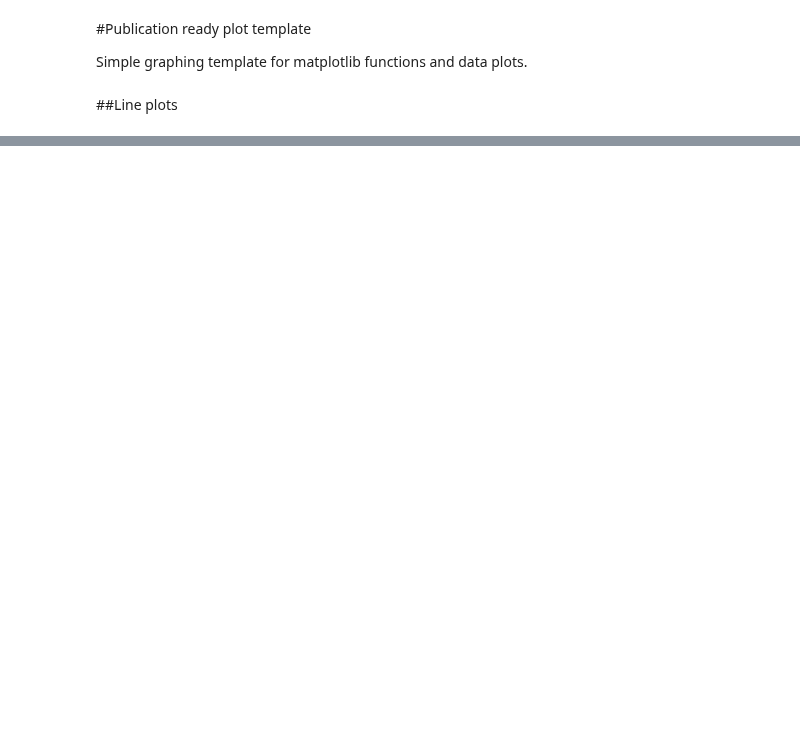
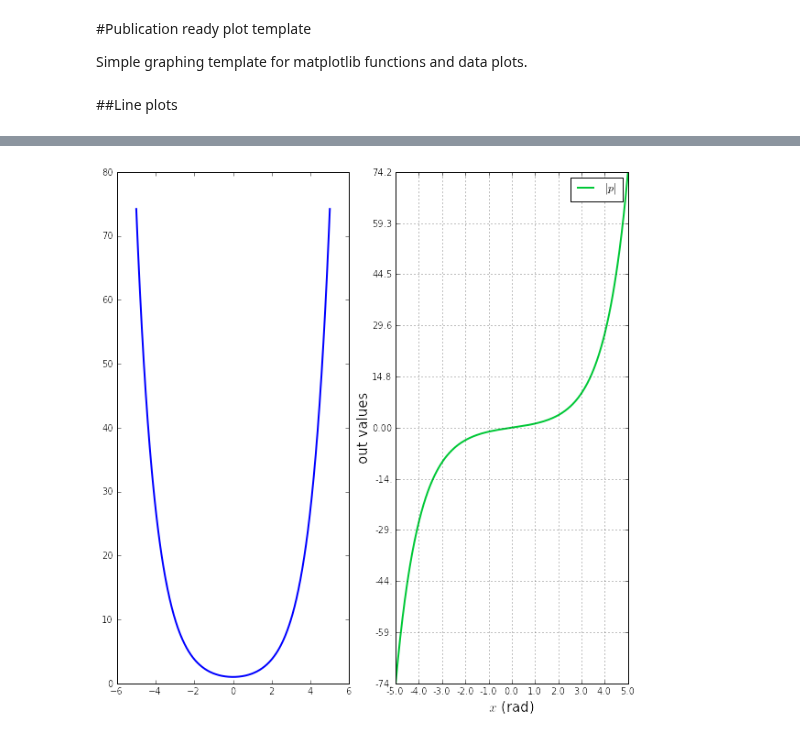
Before and after one commit to kbouch/PHYS202-S13, a Jupyter notebook: PlotTemplates.ipynb, the cells around one changed output, grey strips where cells are left out. Drawn from its saved outputs; the diff is of its cells as text; code cells hidden in the pictures; blank space fills up the shorter version.

```diff
--- a/PlotTemplates.ipynb
+++ b/PlotTemplates.ipynb
@@ -78,0 +77,85 @@ from matplotlib.pyplot import *
+# %%
+import matplotlib.pyplot as plt
+fig2 = plt.figure(num=1,figsize=(10.0,10.0),frameon=False,dpi=80)
+ax2a = fig2.add_subplot(1,2,1)
+
+ax2a.plot(D, E, 'b-', color='blue',          linewidth=2.0, linestyle='-', label='$E$')
+
+ax2b = fig2.add_subplot(1,2,2)
+
+ax2b.plot(D, p,       color=(0,0.784,0.216), linewidth=2.0, linestyle='-', label='$|p|$')
+
+ax = fig2.get_axes()
+
+#plt.title('E versus D',fontsize=15)
+plt.legend(loc='upper right')
+a_xlabel = plt.xlabel('$x$ (rad)', fontsize=15)
+a_ylabel = plt.ylabel('out values', fontsize=15)
+
+ymaxa = np.max(np.max(E))
+ymina = np.min(np.min(E))
+
+xmina, xmaxa = plt.xlim(-5,5)
+ymina, ymaxa = plt.ylim(ymin,ymax)
+
+plt.grid(b=True, which='major', axis='both')
+
+xtickstep = 1.0
+a_xlocs = np.arange(xmin,xmax+xtickstep,xtickstep,dtype=np.float32)
+a_xticklab = np.array(my_xlocs[:], dtype=np.str_)
+
+ytickstep = (ymax - ymin)/10.0
+a_ylocs = np.arange(ymin,ymax+ytickstep,ytickstep,dtype=np.float32)
+a_yticklab = np.array(my_ylocs[:],dtype=np.str_)
+
+(a,b) = plt.xticks(my_xlocs,my_xticklab)
+(c,d) = plt.yticks(my_ylocs,my_yticklab)
+
+ax.spines['top'].set_color('none')
+ax.spines['right'].set_color('none')
+ax.xaxis.set_ticks_position('bottom')
+ax.spines['bottom'].set_position( ('data',0.0) )
+ax.yaxis.set_ticks_position('left')
+ax.spines['left'].set_position( ('data',0.0) )
+
+plt.show()
+
+
+# Now format the second axes in subplot position (1,2,2)
+ax = fig2.axes(ax2b)
+
+ax2b.plot(D, p,       color=(0,0.784,0.216), linewidth=2.0, linestyle='-', label='$|p|$')
+
+#plt.title('$|p|$ versus D',fontsize=15)
+plt.legend(loc='upper right')
+b_xlabel = plt.xlabel('$x$ (rad)', fontsize=15)
+b_ylabel = plt.ylabel('out values', fontsize=15)
+
+ymaxb = np.max(np.max(p))
+yminb = np.min(np.min(E))
+
+xmina, xmaxa = plt.xlim(-5,5)
+ymina, ymaxa = plt.ylim(ymin,ymax)
+
+plt.grid(b=True, which='major', axis='both')
+
+xtickstep = 1.0
+b_xlocs = np.arange(xmin,xmax+xtickstep,xtickstep,dtype=np.float32)
+b_xticklab = np.array(my_xlocs[:], dtype=np.str_)
+
+ytickstep = (ymax - ymin)/10.0
+b_ylocs = np.arange(ymin,ymax+ytickstep,ytickstep,dtype=np.float32)
+b_yticklab = np.array(my_ylocs[:],dtype=np.str_)
+
+(a,b) = plt.xticks(my_xlocs,my_xticklab)
+(c,d) = plt.yticks(my_ylocs,my_yticklab)
+
+ax.spines['top'].set_color('none')
+ax.spines['right'].set_color('none')
+ax.xaxis.set_ticks_position('bottom')
+ax.spines['bottom'].set_position( ('data',0.0) )
+ax.yaxis.set_ticks_position('left')
+ax.spines['left'].set_position( ('data',0.0) )
+
+plt.show()
+# %% [output]
@@ -78,0 +163 @@ from matplotlib.pyplot import *
+[figure, added]
```
Also changed, not shown: parts of 7 cells of this notebook.
